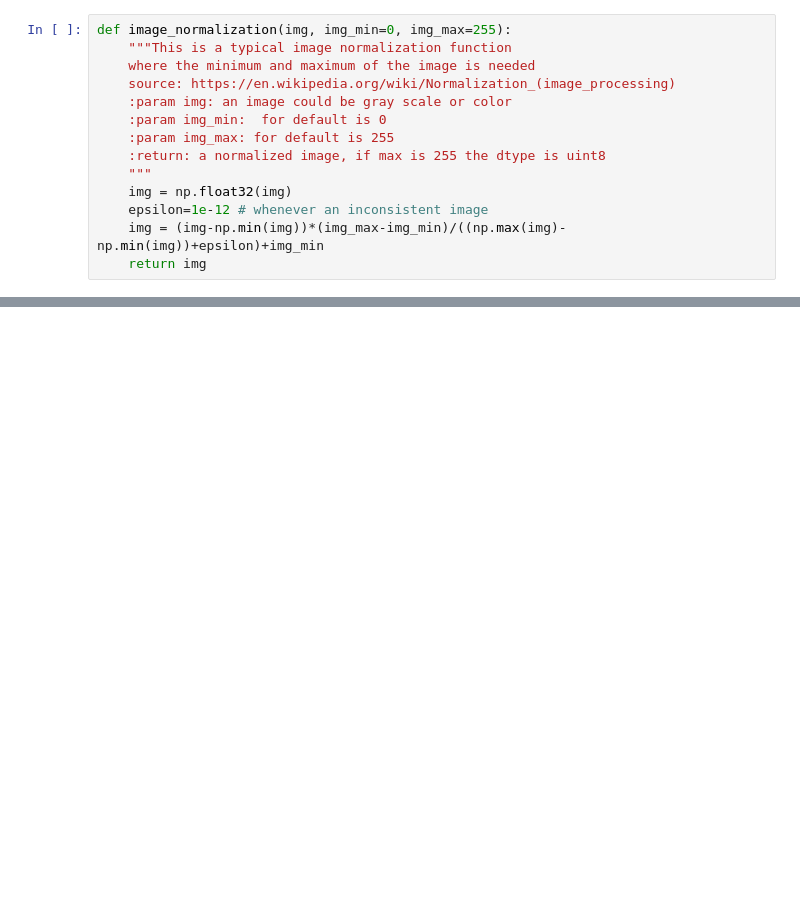
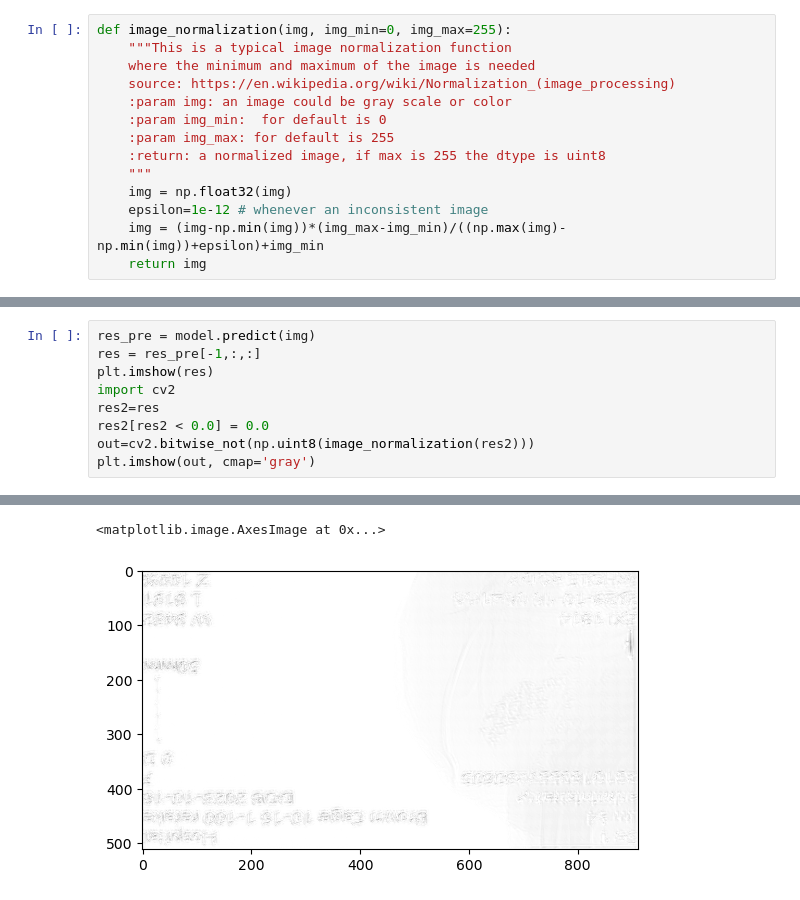
Before and after one commit to tomaszjacek/deepLearning, a Jupyter notebook: teed/teed_implementation_v3.ipynb, the cells around one changed output, grey strips where cells are left out. Saved outputs shown, nothing was run; the diff lists cells and outputs as text; blank space fills up the shorter version.

```diff
--- a/teed/teed_implementation_v3.ipynb
+++ b/teed/teed_implementation_v3.ipynb
@@ -432,0 +463,10 @@ plt.imshow(out, cmap='gray')
+# %%
+res_pre = model.predict(img)
+res = res_pre[-1,:,:]
+plt.imshow(res)
+import cv2
+res2=res
+res2[res2 < 0.0] = 0.0
+out=cv2.bitwise_not(np.uint8(image_normalization(res2)))
+plt.imshow(out, cmap='gray')
+# %% [output]
@@ -432,0 +474,2 @@ plt.imshow(out, cmap='gray')
+<matplotlib.image.AxesImage at 0x...>
+[figure, added]
```
Also changed, not shown: parts of 9 cells of this notebook.
